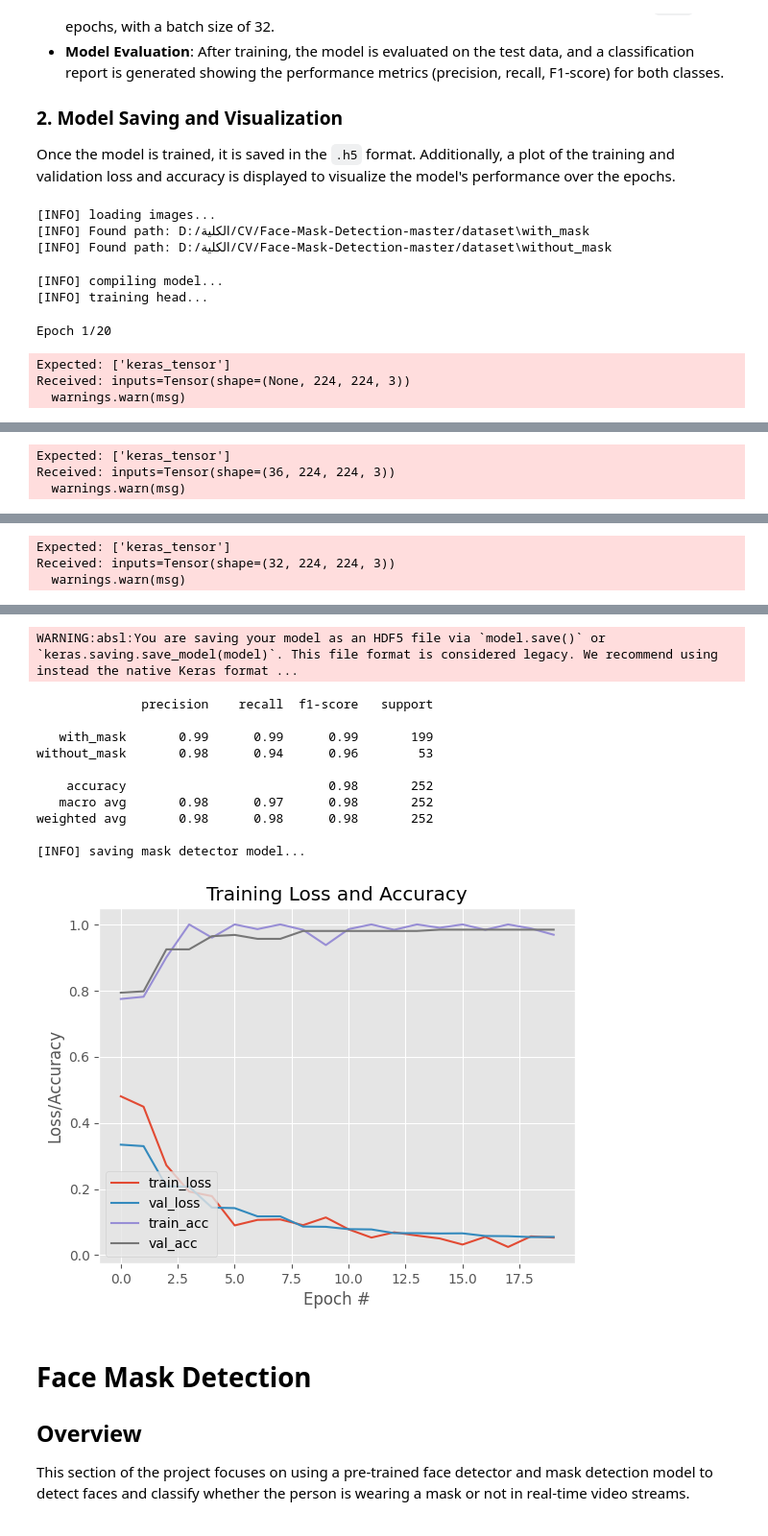
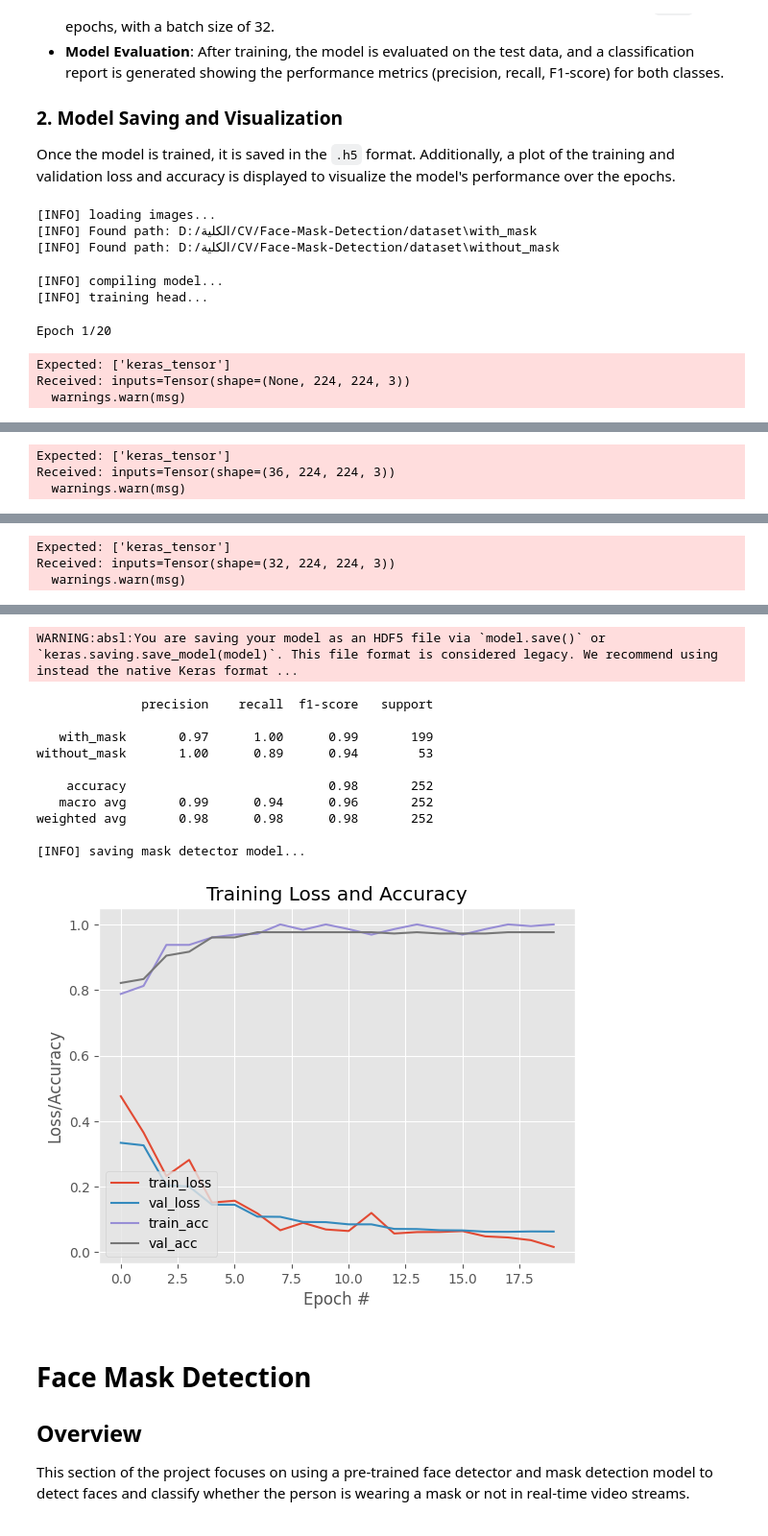
Before and after one commit to AbdAlRahmanAtef/face-mask-detection, a Jupyter notebook: main.ipynb, the cells around one changed output, grey strips where cells are left out. Shown at 96% size. Saved outputs shown, nothing was run; the diff lists cells and outputs as text; code cells hidden in the pictures.

```diff
--- a/main.ipynb
+++ b/main.ipynb
@@ -84,11 +84,11 @@ Once the model is trained, it is saved in the `.h5` format. Additionally, a plot
 # %%
 # Initialize the initial learning rate, number of epochs to train for, and batch size
 INIT_LR = 1e-4
-EPOCHS = 20
+EPOCHS = 20  # Number of times that the model repeat the date during the learning
 BS = 32
 
 # Path to the dataset and categories
-DIRECTORY = "D:/الكلية/CV/Face-Mask-Detection-master/dataset"
+DIRECTORY = "D:/الكلية/CV/Face-Mask-Detection/dataset"
 CATEGORIES = ["with_mask", "without_mask"]
 
 # Grab the list of images in our dataset directory
@@ -186,7 +186,6 @@ print("[INFO] saving mask detector model...")
 model.save("mask_detector.h5")  # Save in .h5 format
 
 # Plot the training loss and accuracy
-# Plot the training loss and accuracy
 N = EPOCHS
 plt.style.use("ggplot")
 plt.figure()
@@ -201,8 +200,8 @@ plt.legend(loc="lower left")
 plt.show()
 # %% [output]
 [INFO] loading images...
-[INFO] Found path: D:/الكلية/CV/Face-Mask-Detection-master/dataset\with_mask
-[INFO] Found path: D:/الكلية/CV/Face-Mask-Detection-master/dataset\without_mask
+[INFO] Found path: D:/الكلية/CV/Face-Mask-Detection/dataset\with_mask
+[INFO] Found path: D:/الكلية/CV/Face-Mask-Detection/dataset\without_mask
 [INFO] compiling model...
 [INFO] training head...
 Epoch 1/20
@@ -240,15 +239,15 @@ Received: inputs=Tensor(shape=(32, 224, 224, 3))
 WARNING:absl:You are saving your model as an HDF5 file via `model.save()` or `keras.saving.save_model(model)`. This file format is considered legacy. We recommend using instead the native Keras format ...
               precision    recall  f1-score   support
 
-   with_mask       0.99      0.99      0.99       199
-without_mask       0.98      0.94      0.96        53
+   with_mask       0.97      1.00      0.99       199
+without_mask       1.00      0.89      0.94        53
 
     accuracy                           0.98       252
-   macro avg       0.98      0.97      0.98       252
+   macro avg       0.99      0.94      0.96       252
 weighted avg       0.98      0.98      0.98       252
 
 [INFO] saving mask detector model...
-[figure, old version]
+[figure, new version]
 # %% [markdown]
 # Face Mask Detection
 
```
Also changed, not shown: parts of 2 cells of this notebook, 2 other files.
